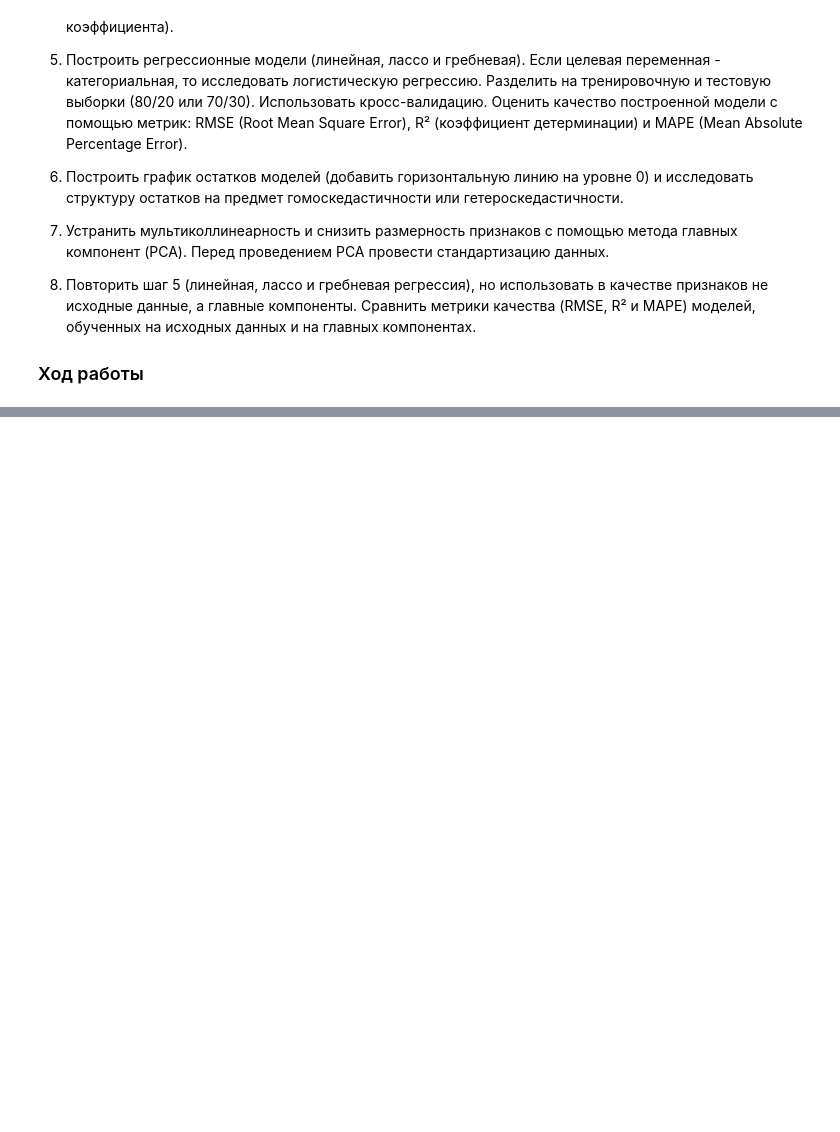
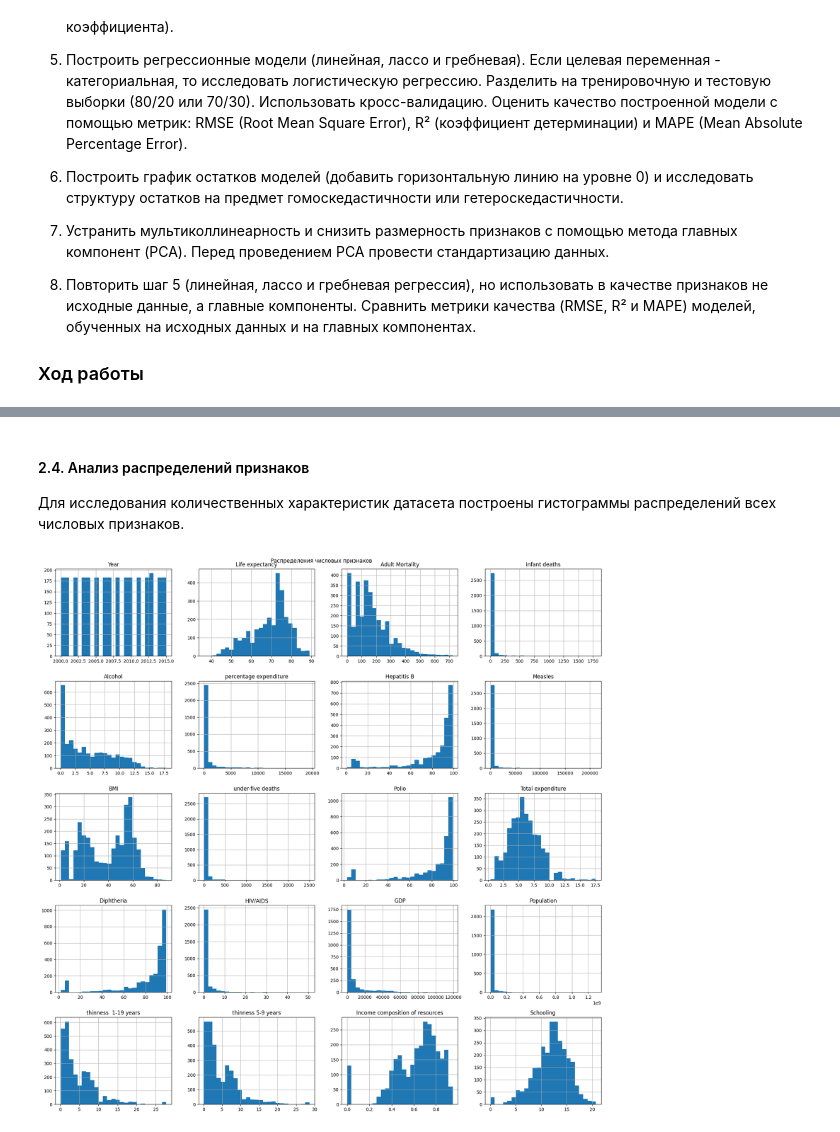
Before and after one commit to anna-1225/lab_1_machine_learning, a Jupyter notebook: report.ipynb, the cells around one changed output, grey strips where cells are left out. Drawn from its saved outputs; the diff is of its cells as text; code cells hidden in the pictures; blank space fills up the shorter version.

```diff
--- a/report.ipynb
+++ b/report.ipynb
@@ -26,0 +147,19 @@ display(
+# %% [markdown]
+#### 2.4. Анализ распределений признаков
+
+Для исследования количественных характеристик датасета построены гистограммы распределений всех числовых признаков.
+# %%
+numeric_columns = df.select_dtypes(
+    include=np.number
+).columns
+
+df[numeric_columns].hist(
+    figsize=(18, 18),
+    bins=25
+)
+
+plt.suptitle("Распределения числовых признаков")
+plt.tight_layout()
+plt.show()
+# %% [output]
+[figure, added]
```
Also changed, not shown: parts of 33 cells of this notebook.
